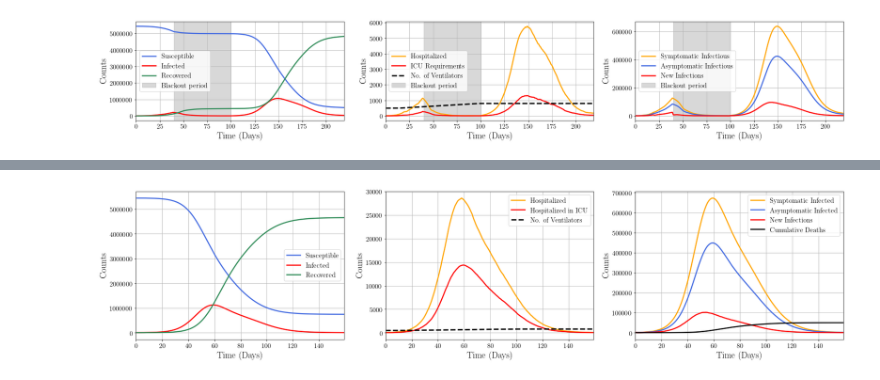
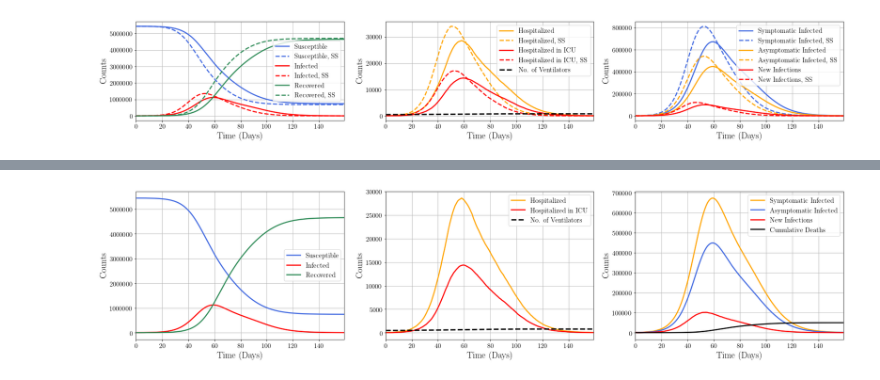
Before and after one commit to miroslavgasparek/covid-19, a Jupyter notebook: plotting/plotting_time_course.ipynb, the cells around one changed output, grey strips where cells are left out. Cells and saved outputs as stored; diff of their text form; code cells hidden in the pictures.

```diff
--- a/plotting/plotting_time_course.ipynb
+++ b/plotting/plotting_time_course.ipynb
@@ -114,4 +35,0 @@ for i in range(len(df)):
-# %%
-df_muni.columns = ['muni_name']
-ind = df_muni.loc[df_muni['muni_name'] == 'Hostie'].index[0]
-ind
@@ -222,15 +148,23 @@ fig, axes = plt.subplots(1,3,figsize=(28,4))
 
 # Plot the S, I, R states
 # Plot the states
-axes[0].plot(time_vec, S_vec, linewidth=2.5, label='Susceptible', color='royalblue')
-axes[0].plot(time_vec, I_vec, linewidth=2.5, label='Infected', color='red')
-axes[0].plot(time_vec, R_vec, linewidth=2.5, label='Recovered', color ='seagreen')
+axes[0].plot(time_vec_bas, S_vec_bas, linewidth=2.5, label='Susceptible', color='royalblue')
+axes[0].plot(time_vec_ss, S_vec_ss, linewidth=2.5, linestyle='--', label='Susceptible, SS', color='royalblue')
 
-# Fill the portion of graph when blackout is on
-axes[0].axvspan(t_blackout_on, t_blackout_off, alpha=0.3, label='Blackout period', color='grey')
+axes[0].plot(time_vec_bas, I_vec_bas, linewidth=2.5, label='Infected', color='red')
+axes[0].plot(time_vec_ss, I_vec_ss, linewidth=2.5,linestyle='--', label='Infected, SS', color='red')
+
+axes[0].plot(time_vec_bas, R_vec_bas, linewidth=2.5, label='Recovered', color ='seagreen')
+axes[0].plot(time_vec_ss, R_vec_ss, linewidth=2.5, linestyle='--', label='Recovered, SS', color ='seagreen')
 
 # Set axis limits
-axes[0].set_xlim(time_vec[0], time_vec[-1])
+t_bas_max = max(time_vec_bas)
+t_ss_max = max(time_vec_ss)
+
+time_vec_end = min(t_bas_max, t_ss_max)
+
+print(t_bas_max)
+axes[0].set_xlim(time_vec_bas[0], time_vec_end)
 axes[0].grid()
 
 # Set labels
@@ -240,51 +174,66 @@ axes[0].tick_params(axis='x', labelsize=15)
 axes[0].tick_params(axis='y', labelsize=15)
 
 # Set the legend
-axes[0].legend(fontsize=15,loc='center left')
+axes[0].legend(fontsize=15,loc='best')
 
-# Plot Hospitalzized and ICU states
+
+
+# Plot Hospitalized and ICU states
 # Plot the states
-axes[1].plot(time_vec, H_vec, linewidth=2.5, label='Hospitalized', color='orange')
-axes[1].plot(time_vec, C_vec, linewidth=2.5, label='ICU Requirements', color='red')
+axes[1].plot(time_vec_bas, H_vec_bas, linewidth=2.5, label='Hospitalized', color='orange')
+axes[1].plot(time_vec_ss, H_vec_ss, linewidth=2.5, linestyle='--', label='Hospitalized, SS', color='orange')
+
+axes[1].plot(time_vec_bas, C_vec_bas, linewidth=2.5, label='Hospitalized in ICU', color='red')
+axes[1].plot(time_vec_ss, C_vec_ss, linewidth=2.5,linestyle='--', label='Hospitalized in ICU, SS', color='red')
+
+axes[1].set_xlim(time_vec_bas[0], time_vec_end)
+axes[1].grid()
+
+# Plot num. of ventilators
 axes[1].plot(time_vec, num_vents, linestyle='--', linewidth=3, label='No. of Ventilators', color='black')
 
-# Fill the portion of graph when blackout is on
-axes[1].axvspan(t_blackout_on, t_blackout_off, alpha=0.3, label='Blackout period', color='grey')
 
-# Set axis limits
-axes[1].set_xlim(time_vec[0], time_vec[-1])
-axes[1].grid()
-
-# Set axis labels
+# Set labels
 axes[1].set_xlabel('Time (Days)', fontsize=20)
 axes[1].set_ylabel('Counts', fontsize=20)
 axes[1].tick_params(axis='x', labelsize=15)
 axes[1].tick_params(axis='y', labelsize=15)
 
+# Set the legend
+axes[1].legend(fontsize=15,loc='best')
 
-# Set the legend
-axes[1].legend(fontsize=15,loc='center left')
 
-# Plot Symptomatic and Asymptomatic Infected Cases
+# # Plot Sympotmatic, Asymptomatic and New Cases
 # Plot the states
-# axes[2].plot(time_vec, D_vec, linewidth=2.5, label='Dead', color='black')
-axes[2].plot(time_vec, Sym_vec, linewidth=2.5, label='Symptomatic Infectious', color='orange')
-axes[2].plot(time_vec, Asym_vec, linewidth=2.5, label='Asymptomatic Infectious', color='royalblue')
-axes[2].plot(time_vec, NC_vec, linewidth=2.5, label='New Infections', color='red')
+axes[2].plot(time_vec_bas, Sym_vec_bas, linewidth=2.5, label='Symptomatic Infected', color='royalblue')
+axes[2].plot(time_vec_ss, Sym_vec_ss, linewidth=2.5, linestyle='--', label='Symptomatic Infected, SS', color='royalblue')
 
-# Fill the portion of graph when blackout is on
-axes[2].axvspan(t_blackout_on, t_blackout_off, alpha=0.3, label='Blackout period', color='grey')
+axes[2].plot(time_vec_bas, Asym_vec_bas, linewidth=2.5, label='Asymptomatic Infected', color='orange')
+axes[2].plot(time_vec_ss, Asym_vec_ss, linewidth=2.5,linestyle='--', label='Asymptomatic Infected, SS', color='orange')
+
+axes[2].plot(time_vec_bas, NC_vec_bas, linewidth=2.5, label='New Infections', color ='red')
+axes[2].plot(time_vec_ss, NC_vec_ss, linewidth=2.5, linestyle='--', label='New Infections, SS', color ='red')
+
+
+# axes[2].plot(time_vec_bas, D_vec_bas, linewidth=2.5, label='Cumulative Deaths', color ='black')
+# axes[2].plot(time_vec_ss, D_vec_ss, linewidth=2.5, linestyle='--', label='Cumulative Deaths, SS', color ='black')
 
 # Set axis limits
-axes[2].set_xlim(time_vec[0], time_vec[-1])
+t_bas_max = max(time_vec_bas)
+t_ss_max = max(time_vec_ss)
+
+time_vec_end = min(t_bas_max, t_ss_max)
+
+print(t_bas_max)
+axes[2].set_xlim(time_vec_bas[0], time_vec_end)
 axes[2].grid()
 
-# Set axis labels
+# Set labels
 axes[2].set_xlabel('Time (Days)', fontsize=20)
 axes[2].set_ylabel('Counts', fontsize=20)
 axes[2].tick_params(axis='x', labelsize=15)
 axes[2].tick_params(axis='y', labelsize=15)
 
 # Set the legend
-axes[2].legend(fontsize=15,loc='center left')
+axes[2].legend(fontsize=15,loc='best')
 # %% [output]
@@ -292,2 +243,2 @@ axes[2].legend(fontsize=15,loc='center left')
-[figure, old version]
+[figure, new version]
 # %%
```
Also changed, not shown: parts of 22 cells of this notebook, 1 other file.
